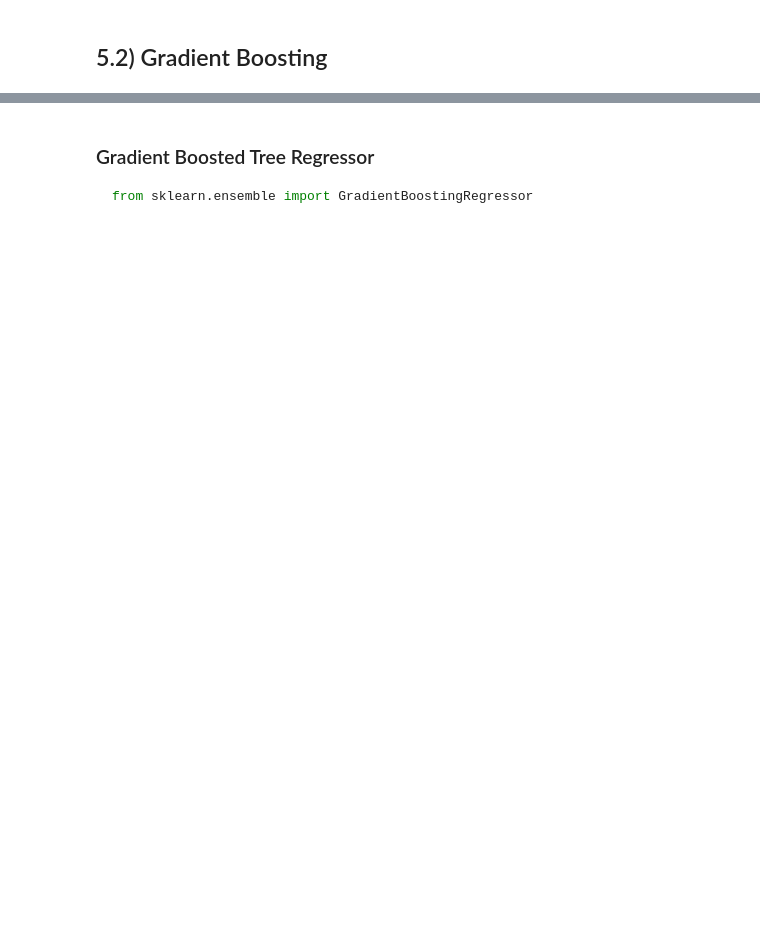
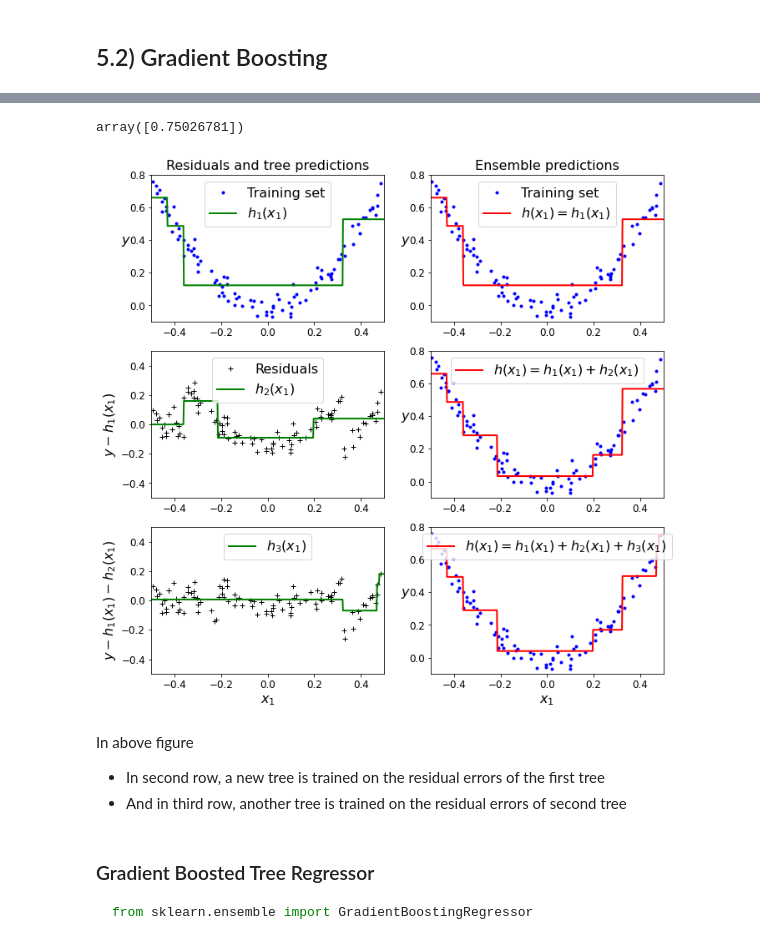
Before and after one commit to rapidcrawler/homl_2e, a Jupyter notebook: ch07_Ensemble_Learning_and_Random_Forest.ipynb, the cells around one changed output, grey strips where cells are left out. Saved outputs shown, nothing was run; the diff lists cells and outputs as text; code cells hidden in the pictures; blank space fills up the shorter version.

```diff
--- a/ch07_Ensemble_Learning_and_Random_Forest.ipynb
+++ b/ch07_Ensemble_Learning_and_Random_Forest.ipynb
@@ -370,2 +413,6 @@ tree_reg3.fit(X, y3)
 # %%
 X_new = np.array([[0.8]])
+y_pred = sum(tree.predict(X_new) for tree in (tree_reg1, tree_reg2, tree_reg3))
+y_pred
+# %% [output]
+array([0.75026781])
@@ -386,34 +430,40 @@ plt.figure(figsize=(11,11))
 
 plt.subplot(321)
 plot_predictions([tree_reg1], X, y, axes=[-0.5, 0.5, -0.1, 0.8], label="$h_1(x_1)$", style="g-", data_label="Training set")
 plt.ylabel("$y$", fontsize=16, rotation=0)
 plt.title("Residuals and tree predictions", fontsize=16)
 
 plt.subplot(322)
 plot_predictions([tree_reg1], X, y, axes=[-0.5, 0.5, -0.1, 0.8], label="$h(x_1) = h_1(x_1)$", data_label="Training set")
 plt.ylabel("$y$", fontsize=16, rotation=0)
 plt.title("Ensemble predictions", fontsize=16)
 
 plt.subplot(323)
 plot_predictions([tree_reg2], X, y2, axes=[-0.5, 0.5, -0.5, 0.5], label="$h_2(x_1)$", style="g-", data_style="k+", data_label="Residuals")
 plt.ylabel("$y - h_1(x_1)$", fontsize=16)
 
 plt.subplot(324)
 plot_predictions([tree_reg1, tree_reg2], X, y, axes=[-0.5, 0.5, -0.1, 0.8], label="$h(x_1) = h_1(x_1) + h_2(x_1)$")
 plt.ylabel("$y$", fontsize=16, rotation=0)
 
 plt.subplot(325)
 plot_predictions([tree_reg3], X, y3, axes=[-0.5, 0.5, -0.5, 0.5], label="$h_3(x_1)$", style="g-", data_style="k+")
 plt.ylabel("$y - h_1(x_1) - h_2(x_1)$", fontsize=16)
 plt.xlabel("$x_1$", fontsize=16)
 
 plt.subplot(326)
 plot_predictions([tree_reg1, tree_reg2, tree_reg3], X, y, axes=[-0.5, 0.5, -0.1, 0.8], label="$h(x_1) = h_1(x_1) + h_2(x_1) + h_3(x_1)$")
 plt.xlabel("$x_1$", fontsize=16)
 plt.ylabel("$y$", fontsize=16, rotation=0)
 
-save_fig("gradient_boosting_plot")
+# save_fig("gradient_boosting_plot")
 plt.show()
+# %% [output]
+[figure, added]
+# %% [markdown]
+In above figure
+- In second row, a new tree is trained on the residual errors of the first tree
+- And in third row, another tree is trained on the residual errors of second tree
 # %% [markdown]
 <a id="GBTR"></a>
 ### Gradient Boosted Tree Regressor
```
Also changed, not shown: parts of 31 cells of this notebook.
